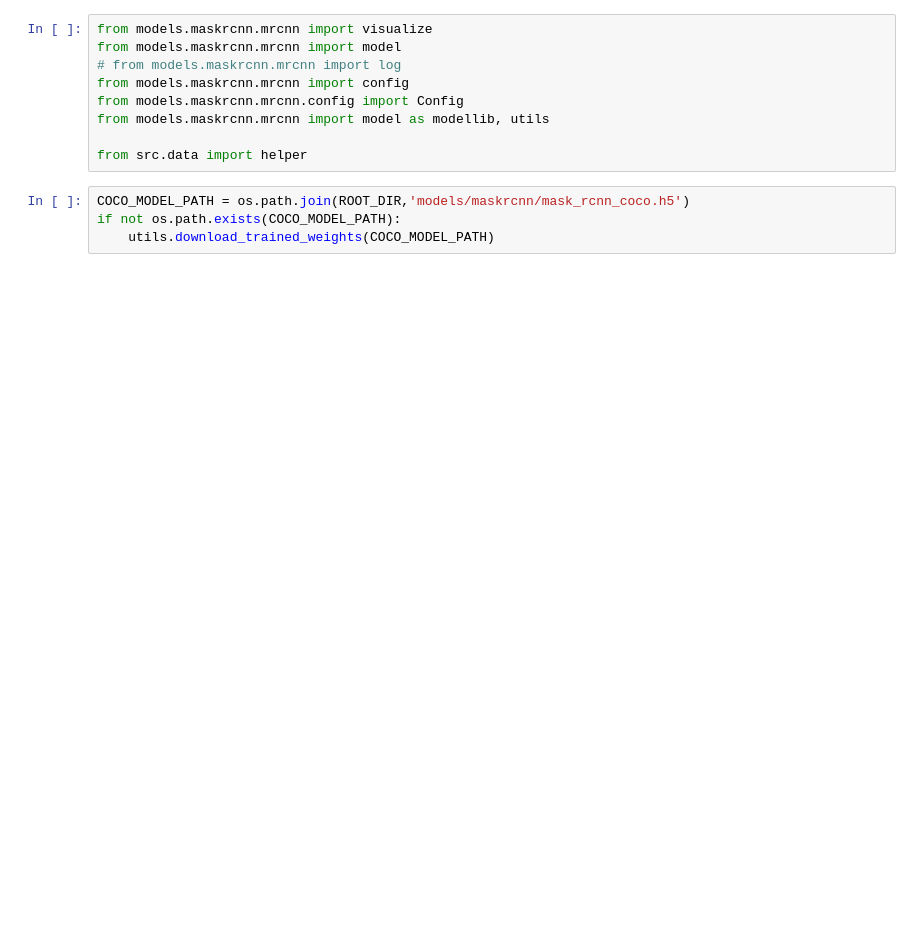
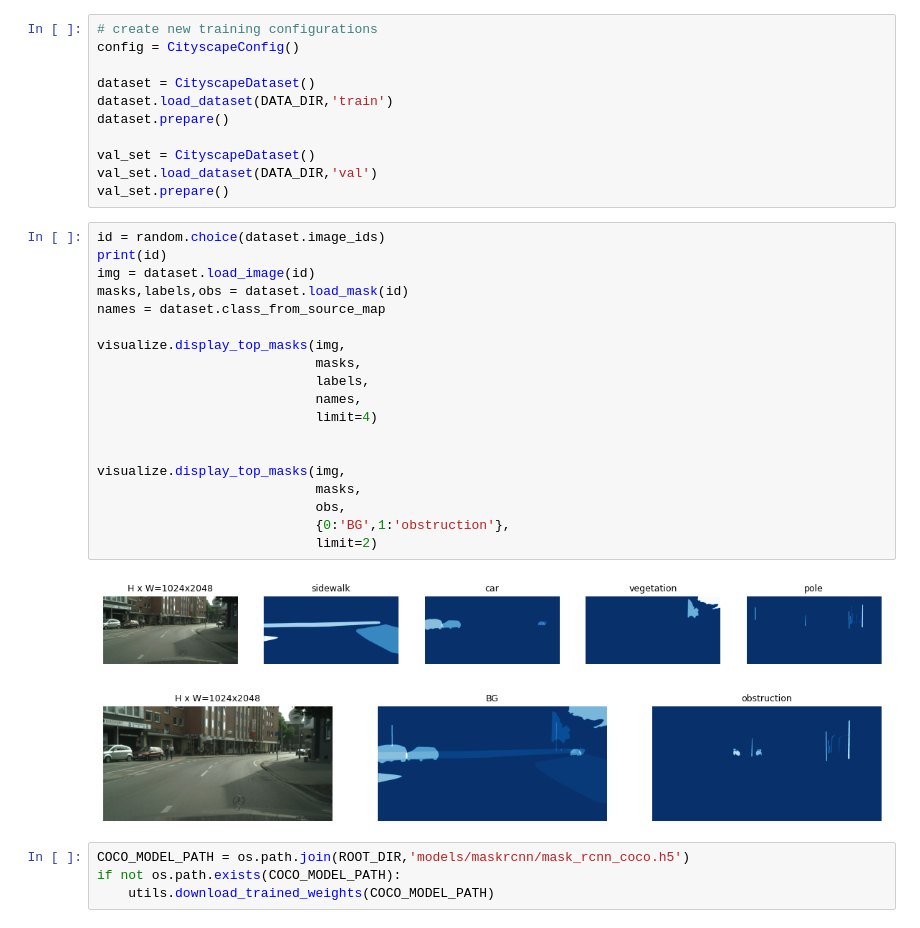
Before and after one commit to DataScienceAndEngineering/deep-learning-final-project-project-sidewalk, a Jupyter notebook: notebooks/explorations/maskrcnn_demo.ipynb, the cells around one changed output. Saved outputs shown, nothing was run; the diff lists cells and outputs as text; blank space fills up the shorter version.

Commit message:
added model configs and dataset loader

```diff
--- a/notebooks/explorations/maskrcnn_demo.ipynb
+++ b/notebooks/explorations/maskrcnn_demo.ipynb
@@ -21,12 +24,36 @@ tf.compat.v1.disable_eager_execution()
-# %%
-from models.maskrcnn.mrcnn import visualize
-from models.maskrcnn.mrcnn import model
-# from models.maskrcnn.mrcnn import log
-from models.maskrcnn.mrcnn import config
-from models.maskrcnn.mrcnn.config import Config
-from models.maskrcnn.mrcnn import model as modellib, utils
-
-from src.data import helper
+# %%
+# create new training configurations
+config = CityscapeConfig()
+
+dataset = CityscapeDataset()
+dataset.load_dataset(DATA_DIR,'train')
+dataset.prepare()
+
+val_set = CityscapeDataset()
+val_set.load_dataset(DATA_DIR,'val')
+val_set.prepare()
+# %%
+id = random.choice(dataset.image_ids)
+print(id)
+img = dataset.load_image(id)
+masks,labels,obs = dataset.load_mask(id)
+names = dataset.class_from_source_map
+
+visualize.display_top_masks(img,
+                            masks,
+                            labels,
+                            names,
+                            limit=4)
+
+
+visualize.display_top_masks(img,
+                            masks,
+                            obs,
+                            {0:'BG',1:'obstruction'},
+                            limit=2)
+# %% [output]
+[figure, added]
+[figure, added]
 # %%
 COCO_MODEL_PATH = os.path.join(ROOT_DIR,'models/maskrcnn/mask_rcnn_coco.h5')
 if not os.path.exists(COCO_MODEL_PATH):
```
Also changed, not shown: parts of 13 cells of this notebook, 11 other files.
